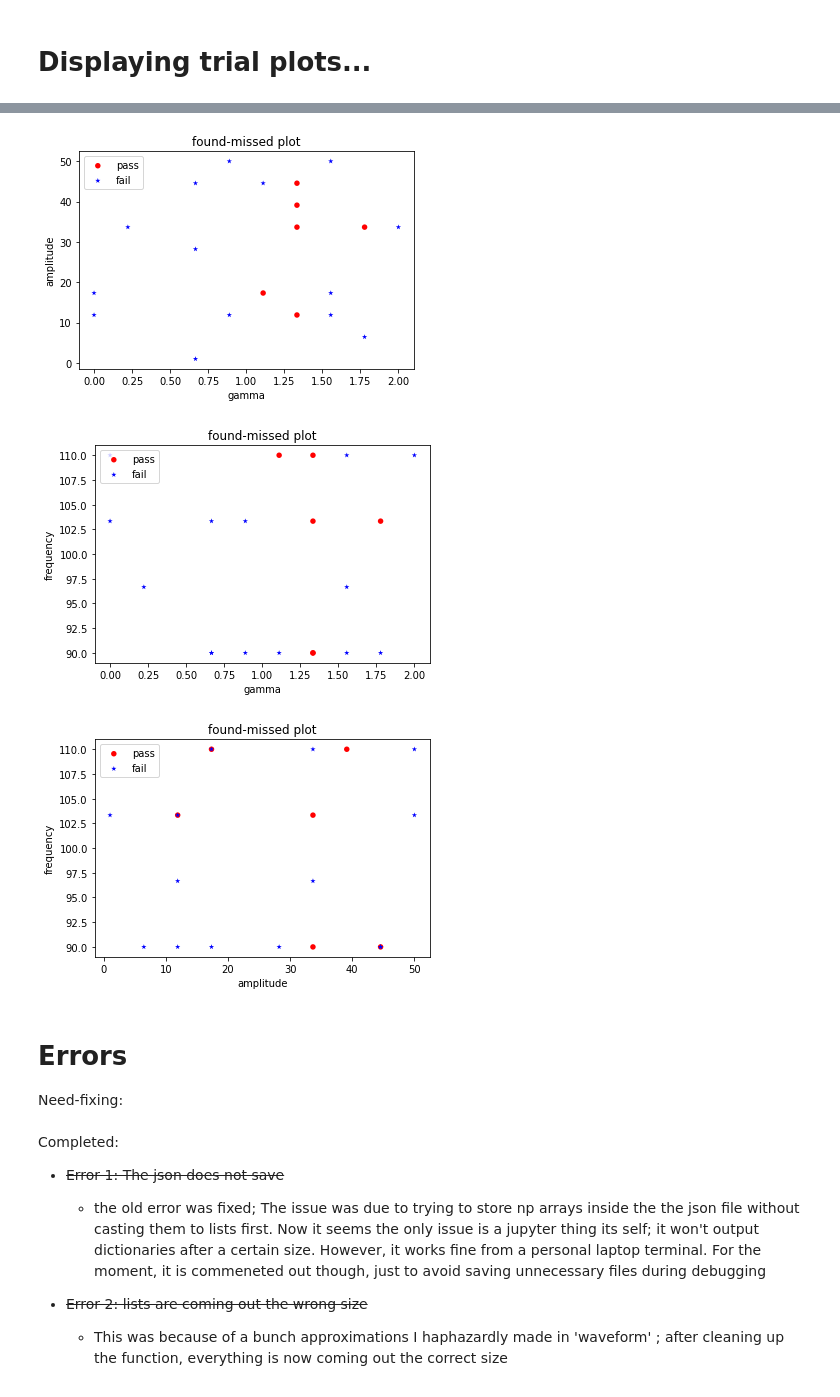
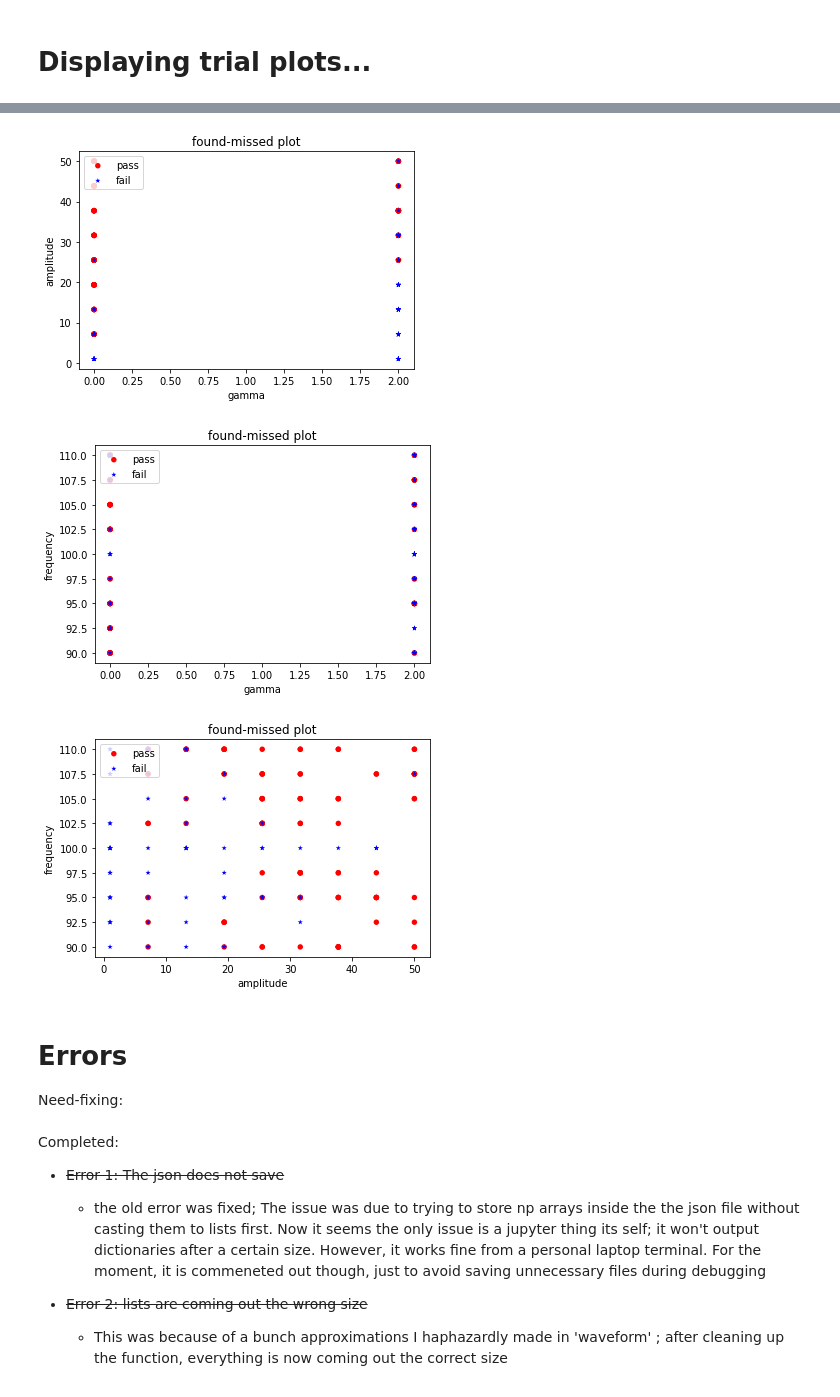
Before and after one commit to mickbrawler/Waveforms, a Jupyter notebook: OnSource_part_1.ipynb, the cells around one changed output, grey strips where cells are left out. Saved outputs shown, nothing was run; the diff lists cells and outputs as text; code cells hidden in the pictures.

```diff
--- a/OnSource_part_1.ipynb
+++ b/OnSource_part_1.ipynb
@@ -606,21 +656,21 @@ w=x.test_plotter(8,100)
 # %%
 #scatter plot of fails & passes given threshold t
 # Amplitude vs. gamma
-x.Scatter_plotter( 1.5, 2, 1)
+x.Scatter_plotter( 4, 2, 1)
 # %% [output]
-[figure, old version]
+[figure, new version]
 # %%
 #scatter plot of fails & passes given threshold t
 # Amplitude vs. frequency
-x.Scatter_plotter( 1.5, 2, 0)
+x.Scatter_plotter( 4, 2, 0)
 # %% [output]
-[figure, old version]
+[figure, new version]
-# %%
-#scatter plot of fails & passes given threshold t
-# frequency vs. gamaa
-x.Scatter_plotter( 1.5, 1, 0)
-# %% [output]
-[figure, removed]
+# %%
+#scatter plot of fails & passes given threshold t
+# frequency vs. gamaa
+x.Scatter_plotter( 3, 1, 0)
+# %% [output]
+[figure, added]
 # %% [markdown]
 # Errors
 Need-fixing:
```
Also changed, not shown: parts of 11 cells of this notebook.
